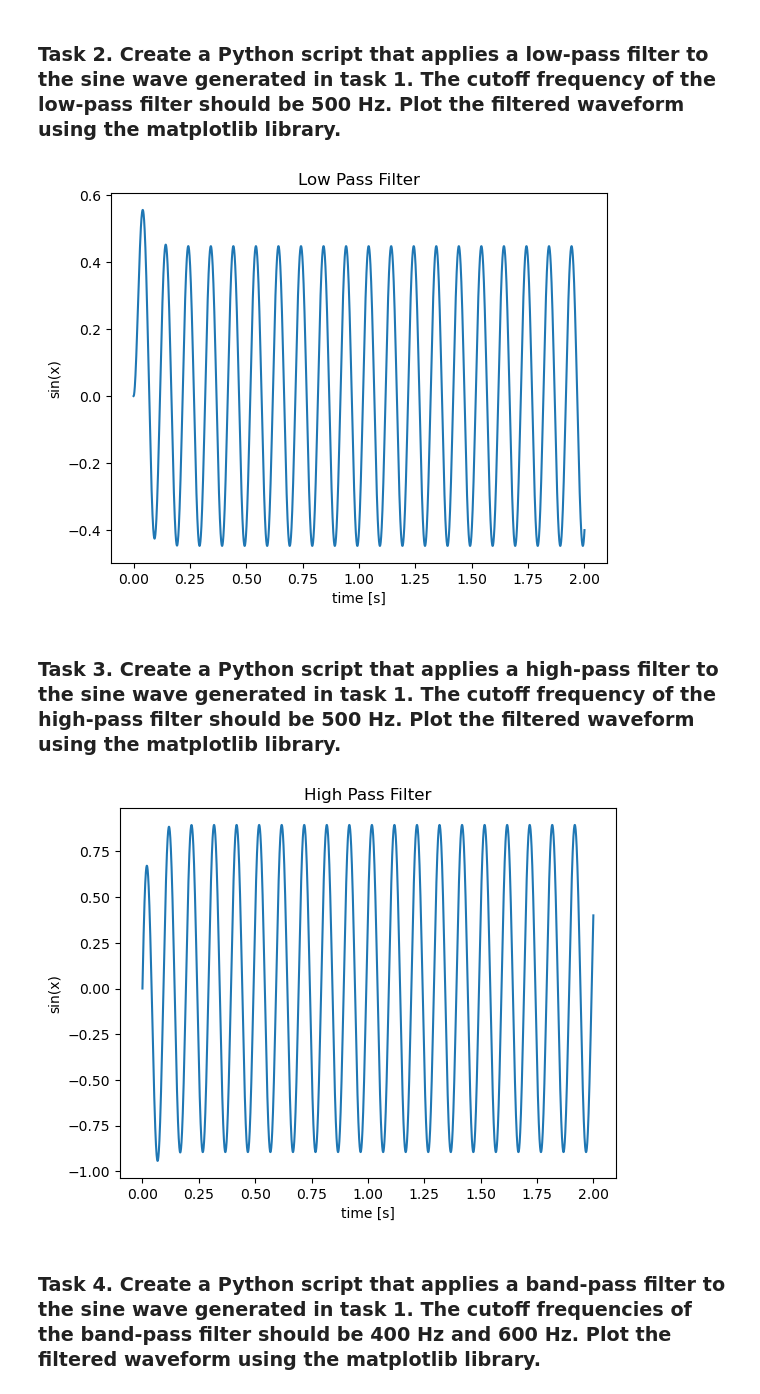
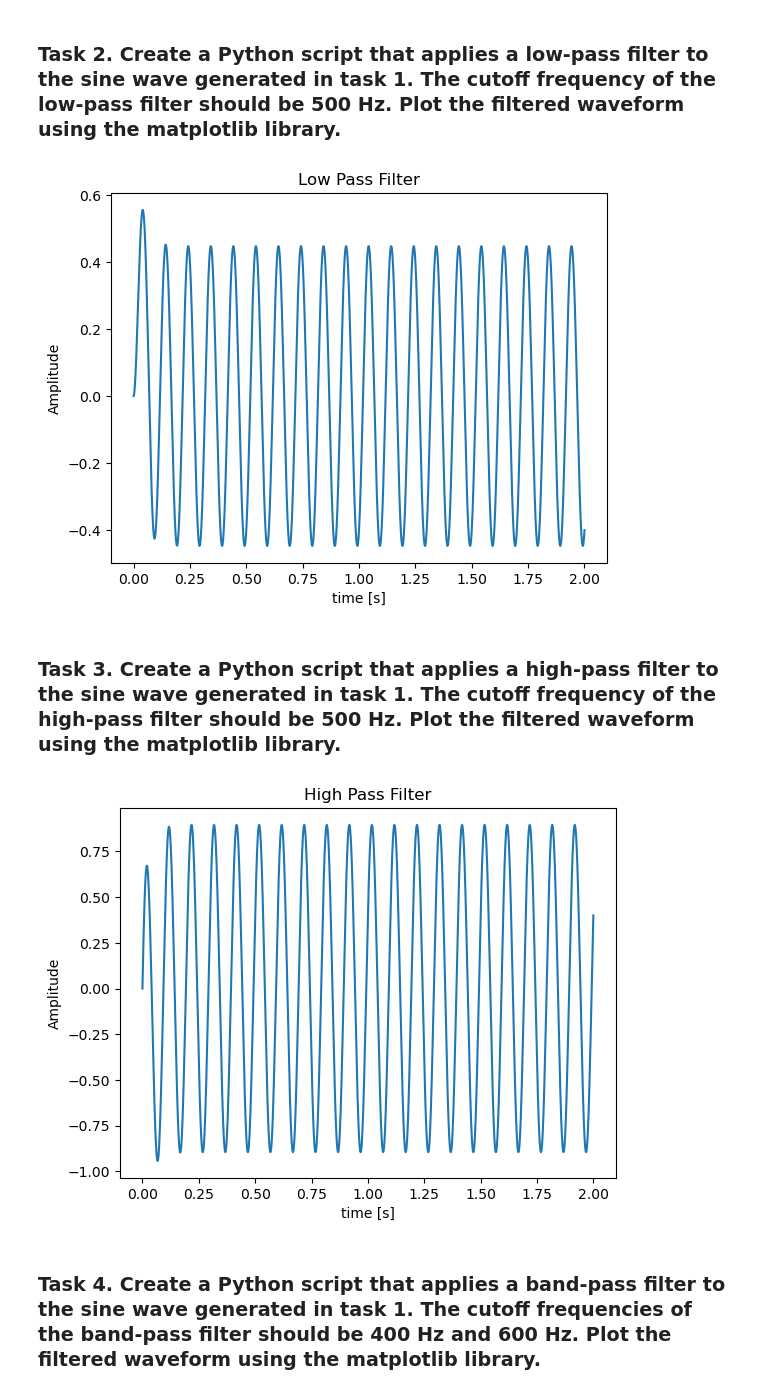
Before and after one commit to samw0627/517-HW, a Jupyter notebook: HW2.ipynb, the cells around one changed output. Saved outputs shown, nothing was run; the diff lists cells and outputs as text; code cells hidden in the pictures.

```diff
--- a/HW2.ipynb
+++ b/HW2.ipynb
@@ -32,20 +32,20 @@ plt.show()
 # %%
 # Use a Buttworth filter for your lowpass filter. ex. b, a = sig.butter(Order, cutoff, btype = 'low', fs = sampleFrequency)
 # Order input argument can be between 1-300 (ideally 1-10)
 # Documentation for sig.butter: https://docs.scipy.org/doc/scipy/reference/generated/scipy.signal.butter.html
 # Use sig.lfilt() to filter the sine wave. ex. y = sig.lfilt(b, a, x)
 # Documentation for sig.lfilt(): https://docs.scipy.org/doc/scipy/reference/generated/scipy.signal.lfilter.html
 # Finally, use plt.plot() to plot the filtered waveform.
 b, a = sig.butter(1,5,btype = 'low',fs = sampleRate)
 y = sig.lfilter(b,a,sinx)
 plt.plot(x , y)
 plt.title('Low Pass Filter')
 plt.xlabel('time [s]')
-plt.ylabel('sin(x)')
+plt.ylabel('Amplitude')
 plt.axis('tight')
 plt.show()
 # %% [output]
-[figure, old version]
+[figure, new version]
 # %% [markdown]
 ### Task 3. Create a Python script that applies a high-pass filter to the sine wave generated in task 1. The cutoff frequency of the high-pass filter should be 500 Hz. Plot the filtered waveform using the matplotlib library.
 # %%
@@ -60,11 +60,11 @@ y = sig.lfilter(b,a,sinx)
 plt.plot(x,y)
 plt.title('High Pass Filter')
 plt.xlabel('time [s]')
-plt.ylabel('sin(x)')
+plt.ylabel('Amplitude')
 plt.axis('tight')
 plt.show()
 # %% [output]
-[figure, old version]
+[figure, new version]
 # %% [markdown]
 ### Task 4. Create a Python script that applies a band-pass filter to the sine wave generated in task 1. The cutoff frequencies of the band-pass filter should be 400 Hz and 600 Hz. Plot the filtered waveform using the matplotlib library.
 # %%
```
Also changed, not shown: parts of 7 cells of this notebook.
